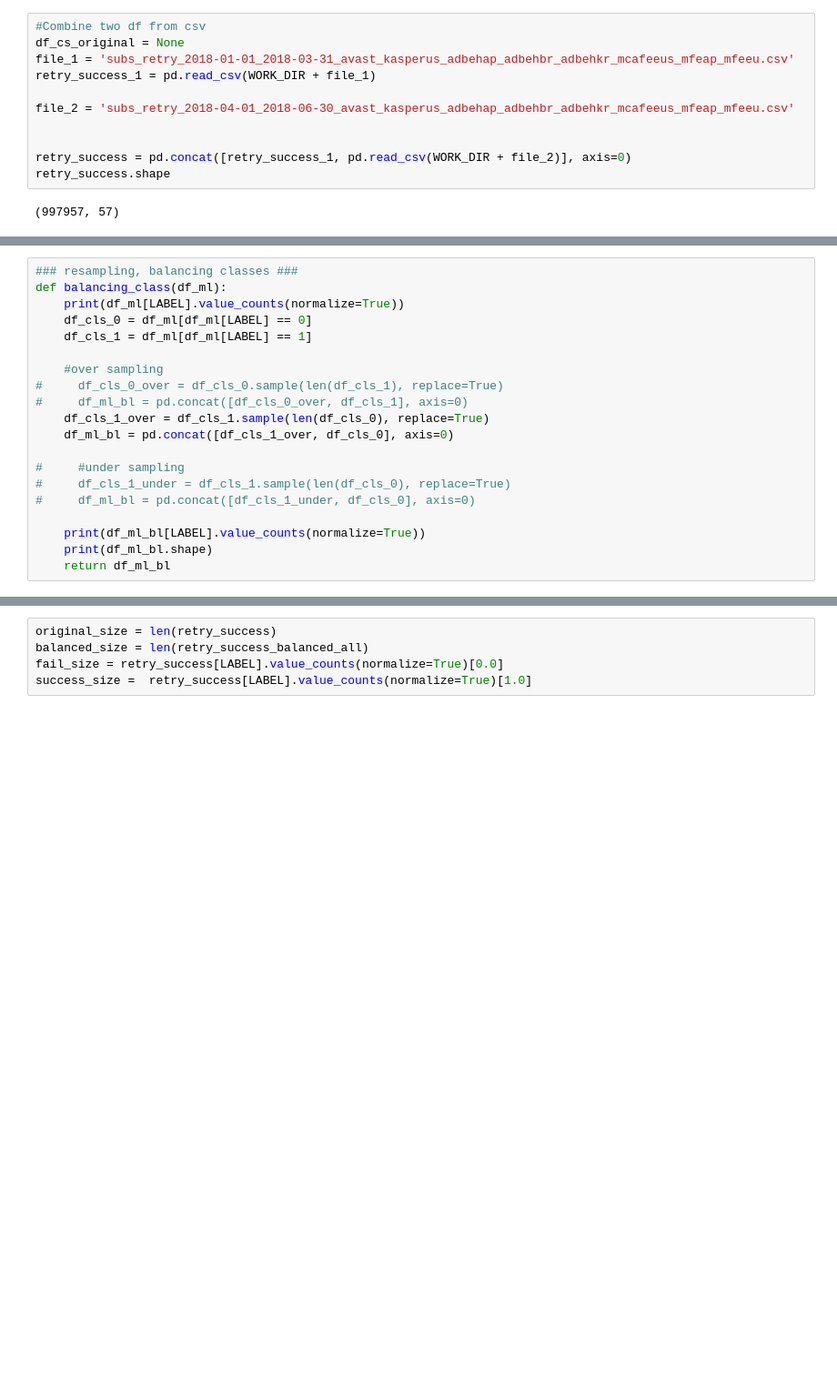
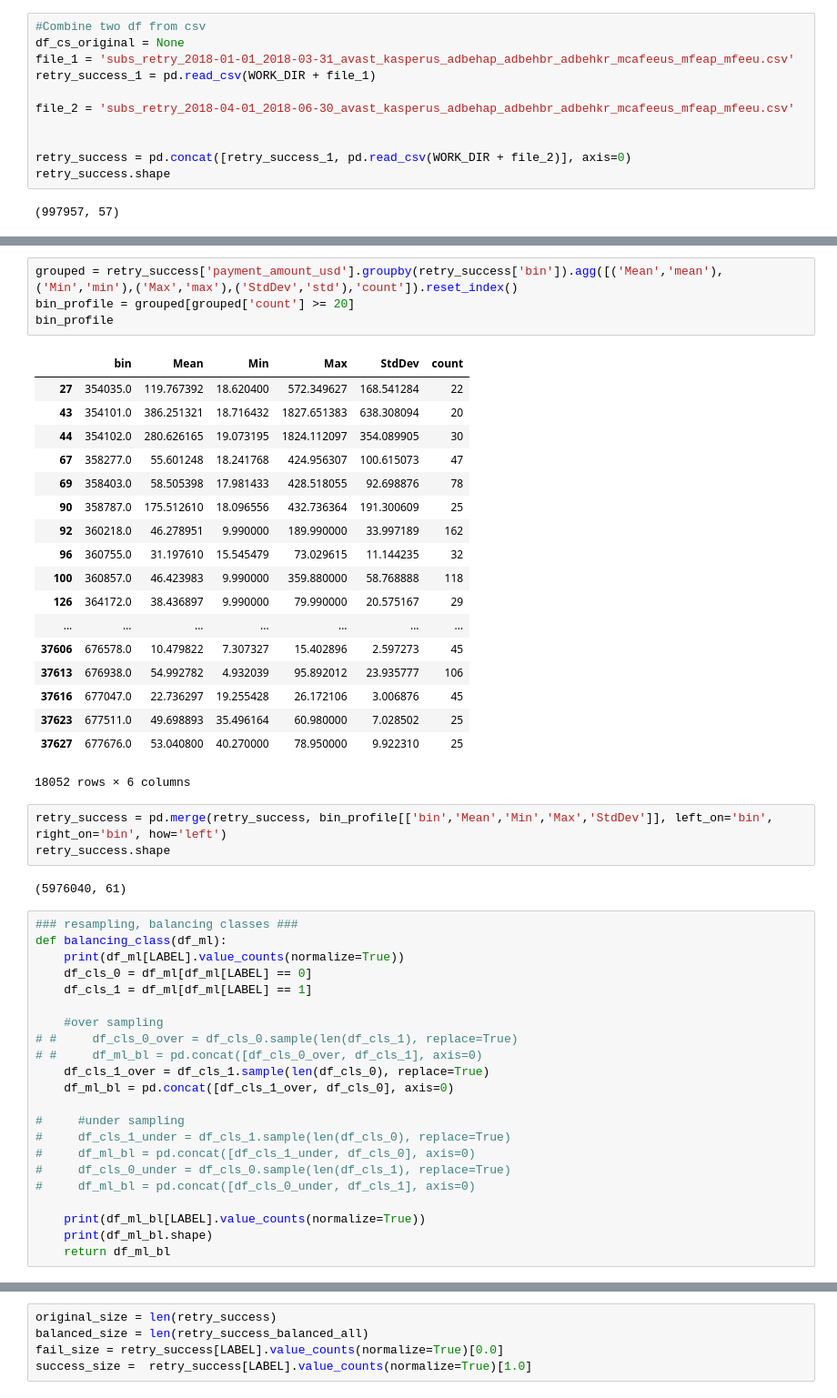
Before and after one commit to songyunlu/ml_training_tool, a Jupyter notebook: srs-train-retry-success.ipynb, the cells around one changed output, grey strips where cells are left out. Shown at 91% size. Saved outputs shown, nothing was run; the diff lists cells and outputs as text; blank space fills up the shorter version.

```diff
--- a/srs-train-retry-success.ipynb
+++ b/srs-train-retry-success.ipynb
@@ -426,3 +285,31 @@ Name: success, dtype: int64
+# %%
+grouped = retry_success['payment_amount_usd'].groupby(retry_success['bin']).agg([('Mean','mean'),('Min','min'),('Max','max'),('StdDev','std'),'count']).reset_index()
+bin_profile = grouped[grouped['count'] >= 20]
+bin_profile
+# %% [output]
+|  | bin | Mean | Min | Max | StdDev | count |
+| 27 | 354035.0 | 119.767392 | 18.620400 | 572.349627 | 168.541284 | 22 |
+| 43 | 354101.0 | 386.251321 | 18.716432 | 1827.651383 | 638.308094 | 20 |
+| 44 | 354102.0 | 280.626165 | 19.073195 | 1824.112097 | 354.089905 | 30 |
+| 67 | 358277.0 | 55.601248 | 18.241768 | 424.956307 | 100.615073 | 47 |
+| 69 | 358403.0 | 58.505398 | 17.981433 | 428.518055 | 92.698876 | 78 |
+| 90 | 358787.0 | 175.512610 | 18.096556 | 432.736364 | 191.300609 | 25 |
+| 92 | 360218.0 | 46.278951 | 9.990000 | 189.990000 | 33.997189 | 162 |
+| 96 | 360755.0 | 31.197610 | 15.545479 | 73.029615 | 11.144235 | 32 |
+| 100 | 360857.0 | 46.423983 | 9.990000 | 359.880000 | 58.768888 | 118 |
+| 126 | 364172.0 | 38.436897 | 9.990000 | 79.990000 | 20.575167 | 29 |
+| ... | ... | ... | ... | ... | ... | ... |
+| 37606 | 676578.0 | 10.479822 | 7.307327 | 15.402896 | 2.597273 | 45 |
+| 37613 | 676938.0 | 54.992782 | 4.932039 | 95.892012 | 23.935777 | 106 |
+| 37616 | 677047.0 | 22.736297 | 19.255428 | 26.172106 | 3.006876 | 45 |
+| 37623 | 677511.0 | 49.698893 | 35.496164 | 60.980000 | 7.028502 | 25 |
+| 37627 | 677676.0 | 53.040800 | 40.270000 | 78.950000 | 9.922310 | 25 |
+18052 rows × 6 columns
+# %%
+retry_success = pd.merge(retry_success, bin_profile[['bin','Mean','Min','Max','StdDev']], left_on='bin', right_on='bin', how='left')
+retry_success.shape
+# %% [output]
+(5976040, 61)
 # %%
 ### resampling, balancing classes ###
 def balancing_class(df_ml):
@@ -431,14 +318,16 @@ def balancing_class(df_ml):
     df_cls_1 = df_ml[df_ml[LABEL] == 1]
 
     #over sampling
-#     df_cls_0_over = df_cls_0.sample(len(df_cls_1), replace=True)
-#     df_ml_bl = pd.concat([df_cls_0_over, df_cls_1], axis=0)
+# #     df_cls_0_over = df_cls_0.sample(len(df_cls_1), replace=True)
+# #     df_ml_bl = pd.concat([df_cls_0_over, df_cls_1], axis=0)
     df_cls_1_over = df_cls_1.sample(len(df_cls_0), replace=True)
     df_ml_bl = pd.concat([df_cls_1_over, df_cls_0], axis=0)
 
 #     #under sampling
 #     df_cls_1_under = df_cls_1.sample(len(df_cls_0), replace=True)
 #     df_ml_bl = pd.concat([df_cls_1_under, df_cls_0], axis=0)
+#     df_cls_0_under = df_cls_0.sample(len(df_cls_1), replace=True)
+#     df_ml_bl = pd.concat([df_cls_0_under, df_cls_1], axis=0)
 
     print(df_ml_bl[LABEL].value_counts(normalize=True))
     print(df_ml_bl.shape)
```
Also changed, not shown: parts of 34 cells of this notebook, 2 other files.
